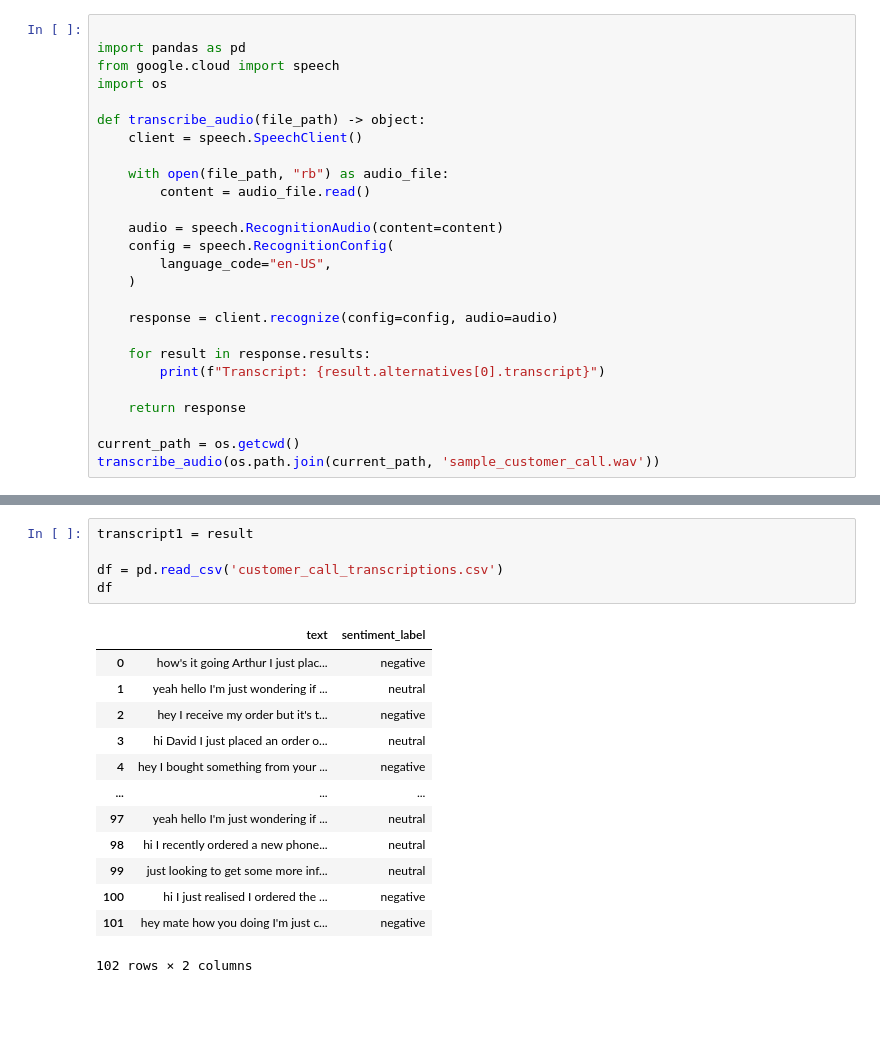
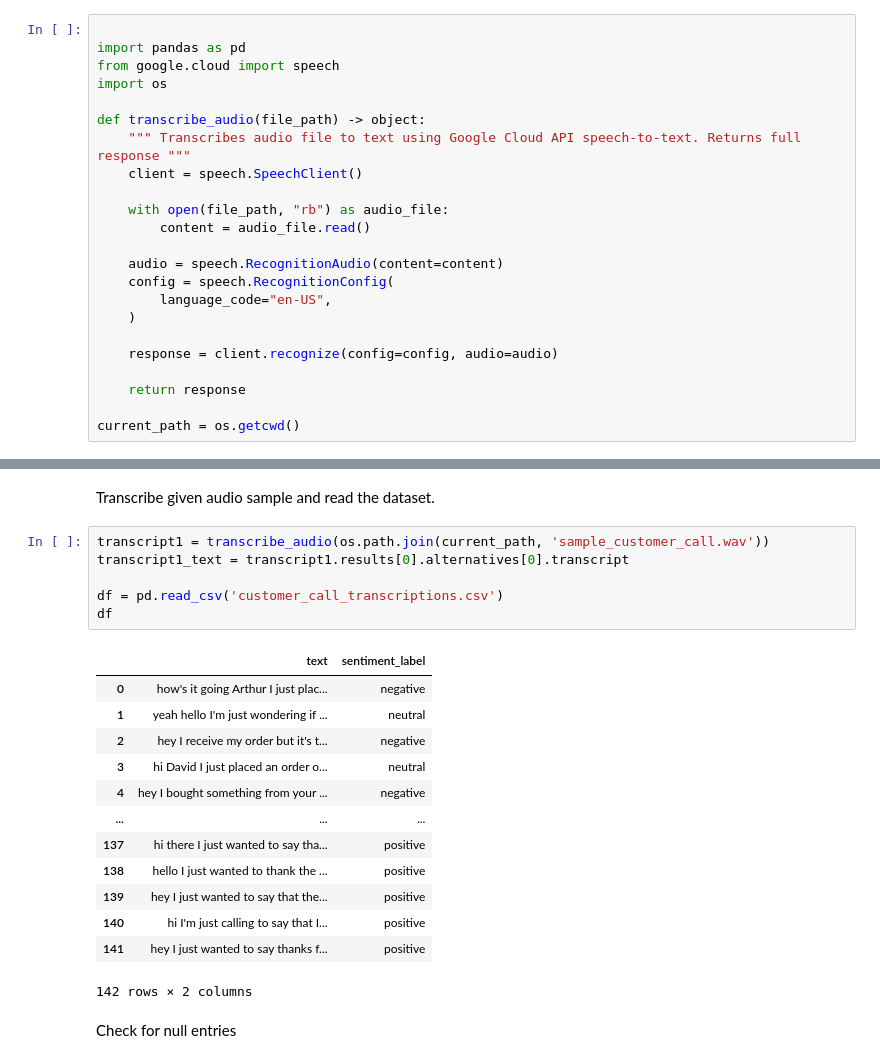
Before and after one commit to Temmi01/transcription-project, a Jupyter notebook: project.ipynb, the cells around one changed output, grey strips where cells are left out. Drawn from its saved outputs; the diff is of its cells as text; blank space fills up the shorter version.

```diff
--- a/project.ipynb
+++ b/project.ipynb
@@ -5,6 +7,7 @@ from google.cloud import speech
 import os
 
 def transcribe_audio(file_path) -> object:
+	""" Transcribes audio file to text using Google Cloud API speech-to-text. Returns full response """
 	client = speech.SpeechClient()
 
 	with open(file_path, "rb") as audio_file:
@@ -17,10 +20,6 @@ def transcribe_audio(file_path) -> object:
 
 	response = client.recognize(config=config, audio=audio)
 
-	for result in response.results:
-		print(f"Transcript: {result.alternatives[0].transcript}")
-
 	return response
 
 current_path = os.getcwd()
-transcribe_audio(os.path.join(current_path, 'sample_customer_call.wav'))
@@ -44,19 +26,24 @@ request_id: 316240562564634978
+# %% [markdown]
+Transcribe given audio sample and read the dataset.
 # %%
-transcript1 = result
+transcript1 = transcribe_audio(os.path.join(current_path, 'sample_customer_call.wav'))
+transcript1_text = transcript1.results[0].alternatives[0].transcript
 
 df = pd.read_csv('customer_call_transcriptions.csv')
 df
 # %% [output]
 |  | text | sentiment_label |
 | 0 | how's it going Arthur I just plac... | negative |
 | 1 | yeah hello I'm just wondering if ... | neutral |
 | 2 | hey I receive my order but it's t... | negative |
 | 3 | hi David I just placed an order o... | neutral |
 | 4 | hey I bought something from your ... | negative |
 | ... | ... | ... |
-| 97 | yeah hello I'm just wondering if ... | neutral |
-| 98 | hi I recently ordered a new phone... | neutral |
-| 99 | just looking to get some more inf... | neutral |
-| 100 | hi I just realised I ordered the ... | negative |
-| 101 | hey mate how you doing I'm just c... | negative |
+| 137 | hi there I just wanted to say tha... | positive |
+| 138 | hello I just wanted to thank the ... | positive |
+| 139 | hey I just wanted to say that the... | positive |
+| 140 | hi I'm just calling to say that I... | positive |
+| 141 | hey I just wanted to say thanks f... | positive |
-102 rows × 2 columns
+142 rows × 2 columns
+# %% [markdown]
+Check for null entries
```
Also changed, not shown: parts of 12 cells of this notebook, 1 other file.
